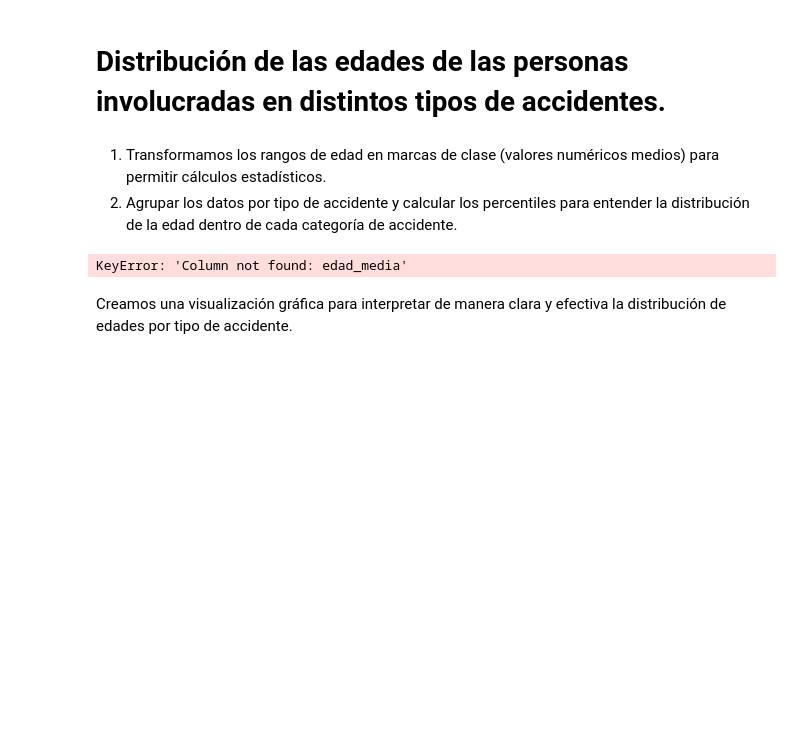
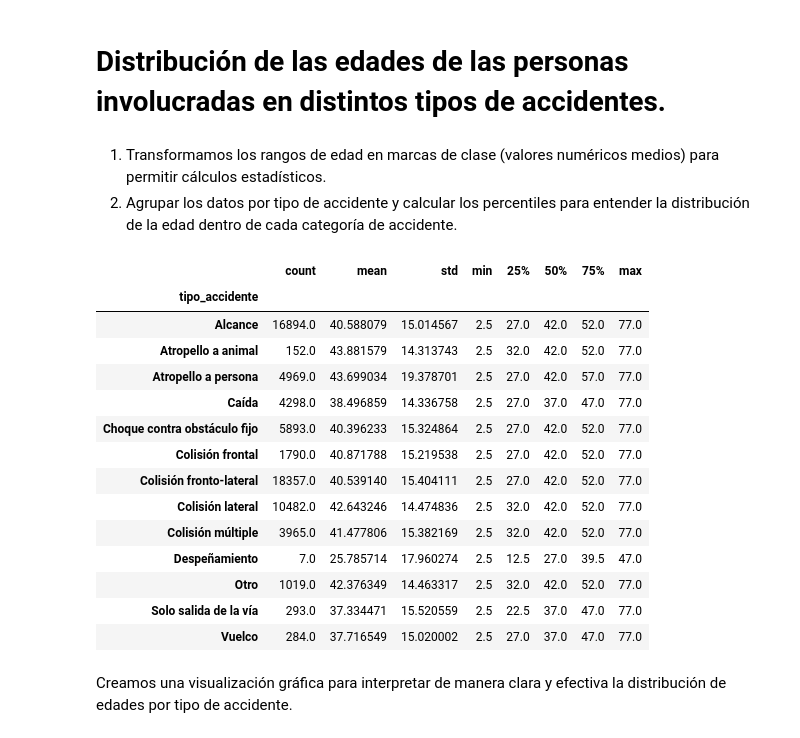
Before and after one commit to lucaramirezo/Traffic-Network-Transparency, a Jupyter notebook: Exploratory-Descriptive_Data_Analysis.ipynb, the cells around one changed output. Saved outputs shown, nothing was run; the diff lists cells and outputs as text; code cells hidden in the pictures; blank space fills up the shorter version.

```diff
--- a/Exploratory-Descriptive_Data_Analysis.ipynb
+++ b/Exploratory-Descriptive_Data_Analysis.ipynb
@@ -276,35 +276,49 @@ Al observar el gráfico de barras apiladas, concluimos que la mayoría de los ac
 # %%
 # Crear un diccionario para mapear los rangos de edad a marcas de clase (valor medio)
 age_range_to_midpoint = {
     'Menor de 5 años': 2.5,
     'De 6 a 9 años': 7.5,
     'De 10 a 14 años': 12.5,
     'De 15 a 17 años': 16,
     'De 18 a 20 años': 19,
     'De 21 a 24 años': 22.5,
     'De 25 a 29 años': 27,
     'De 30 a 34 años': 32,
     'De 35 a 39 años': 37,
     'De 40 a 44 años': 42,
     'De 45 a 49 años': 47,
     'De 50 a 54 años': 52,
     'De 55 a 59 años': 57,
     'De 60 a 64 años': 62,
     'De 65 a 69 años': 67,
     'De 70 a 74 años': 72,
     'Más de 74 años': 77,
     'Desconocido': np.nan  # Asignar NaN para los rangos de edad desconocidos
 }
 
 # Convertir los rangos de edad a marcas de clase
 combined_data['marca_clase_edad'] = combined_data['rango_edad'].map(age_range_to_midpoint)
 
 # Agrupar los datos por tipo de accidente y calcular los percentiles de edad
-percentiles_age_by_accident_type = combined_data.groupby('tipo_accidente')['edad_media'].describe(percentiles=[.25, .5, .75])
+percentiles_age_by_accident_type = combined_data.groupby('tipo_accidente')['marca_clase_edad'].describe(percentiles=[.25, .5, .75])
 
 percentiles_age_by_accident_type
 # %% [output]
-KeyError: 'Column not found: edad_media'
+|  | count | mean | std | min | 25% | 50% | 75% | max |
+| tipo_accidente |  |  |  |  |  |  |  |  |
+| Alcance | 16894.0 | 40.588079 | 15.014567 | 2.5 | 27.0 | 42.0 | 52.0 | 77.0 |
+| Atropello a animal | 152.0 | 43.881579 | 14.313743 | 2.5 | 32.0 | 42.0 | 52.0 | 77.0 |
+| Atropello a persona | 4969.0 | 43.699034 | 19.378701 | 2.5 | 27.0 | 42.0 | 57.0 | 77.0 |
+| Caída | 4298.0 | 38.496859 | 14.336758 | 2.5 | 27.0 | 37.0 | 47.0 | 77.0 |
+| Choque contra obstáculo fijo | 5893.0 | 40.396233 | 15.324864 | 2.5 | 27.0 | 42.0 | 52.0 | 77.0 |
+| Colisión frontal | 1790.0 | 40.871788 | 15.219538 | 2.5 | 27.0 | 42.0 | 52.0 | 77.0 |
+| Colisión fronto-lateral | 18357.0 | 40.539140 | 15.404111 | 2.5 | 27.0 | 42.0 | 52.0 | 77.0 |
+| Colisión lateral | 10482.0 | 42.643246 | 14.474836 | 2.5 | 32.0 | 42.0 | 52.0 | 77.0 |
+| Colisión múltiple | 3965.0 | 41.477806 | 15.382169 | 2.5 | 32.0 | 42.0 | 52.0 | 77.0 |
+| Despeñamiento | 7.0 | 25.785714 | 17.960274 | 2.5 | 12.5 | 27.0 | 39.5 | 47.0 |
+| Otro | 1019.0 | 42.376349 | 14.463317 | 2.5 | 32.0 | 42.0 | 52.0 | 77.0 |
+| Solo salida de la vía | 293.0 | 37.334471 | 15.520559 | 2.5 | 22.5 | 37.0 | 47.0 | 77.0 |
+| Vuelco | 284.0 | 37.716549 | 15.020002 | 2.5 | 27.0 | 37.0 | 47.0 | 77.0 |
 # %% [markdown]
 Creamos una visualización gráfica para interpretar de manera clara y efectiva la distribución de edades por tipo de accidente.
 # %%
```
Also changed, not shown: parts of 3 cells of this notebook.
